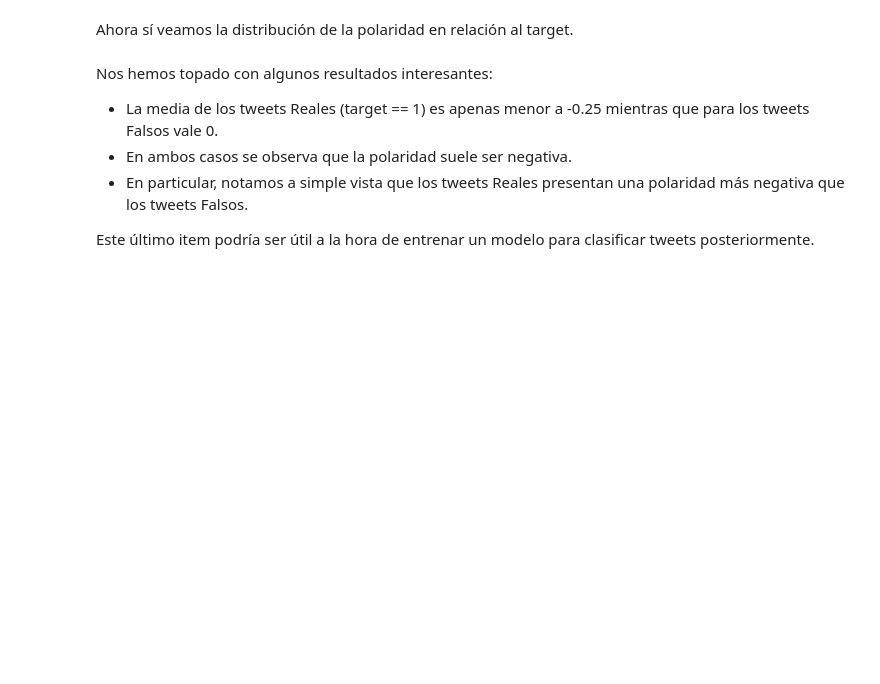
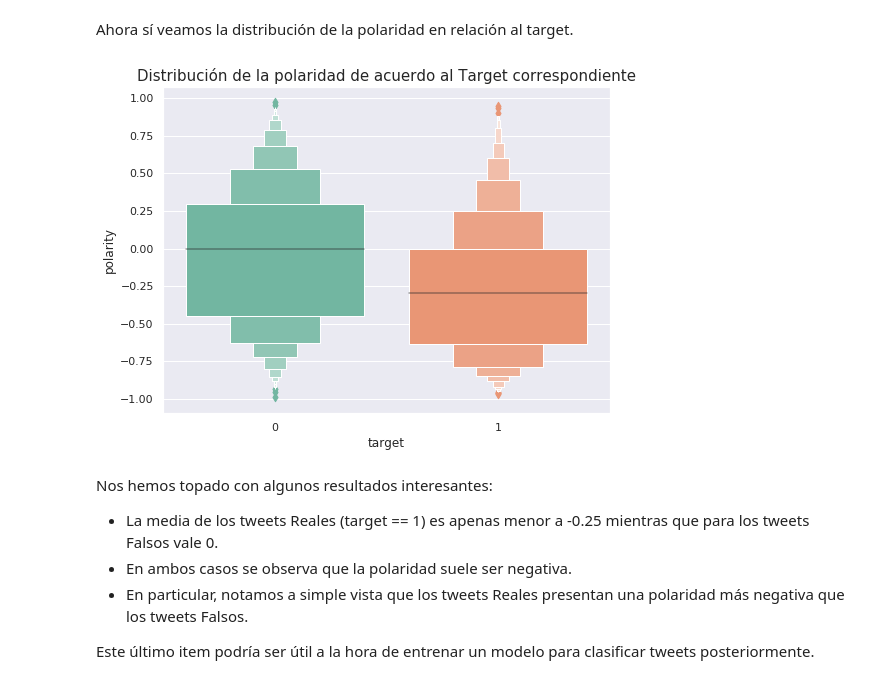
Before and after one commit to yuquimura/Trabajo-Practico-1, a Jupyter notebook: notebooks/sentiment-analysis.ipynb, the cells around one changed output. Drawn from its saved outputs; the diff is of its cells as text; code cells hidden in the pictures; blank space fills up the shorter version.

```diff
--- a/notebooks/sentiment-analysis.ipynb
+++ b/notebooks/sentiment-analysis.ipynb
@@ -111,9 +130,11 @@ Ahora sí veamos la distribución de la polaridad en relación al target.
 # %%
 plt.figure(figsize=(8,6))
 ax = sns.boxenplot(data=df, x='target', y='polarity', palette='Set2')
-plt.title("Distribución de la polaridad de acuerdo al Target correspondiente.")
+plt.title("Distribución de la polaridad de acuerdo al Target correspondiente", fontsize=15)
 plt.savefig('sentiment_img/polarity_dist_per_target.png')
 plt.show()
+# %% [output]
+[figure, added]
 # %% [markdown]
 Nos hemos topado con algunos resultados interesantes:
 
```
Also changed, not shown: parts of 8 cells of this notebook, 5 other files.
